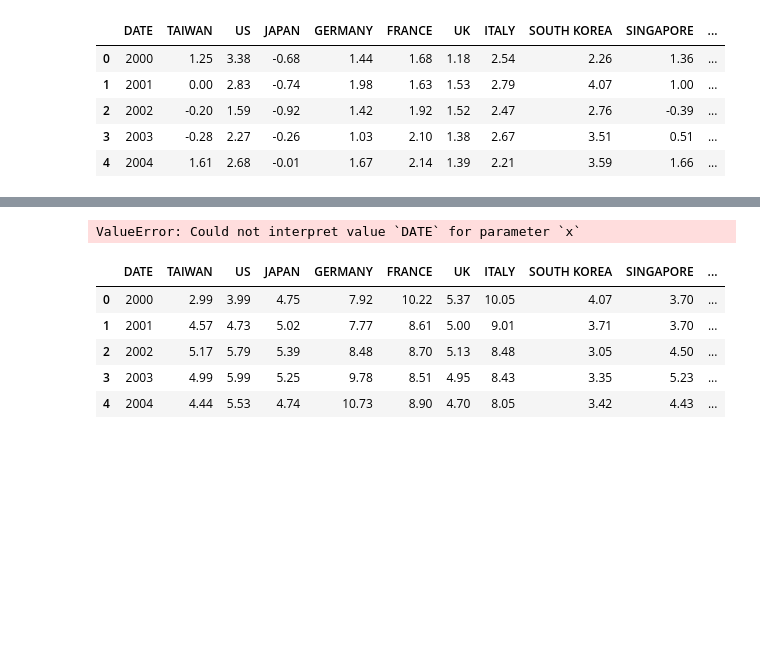
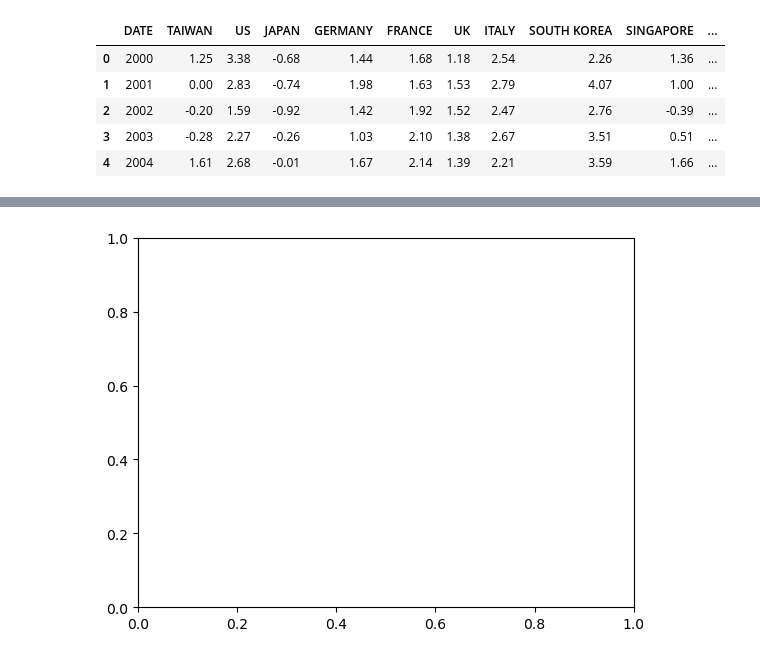
Before and after one commit to PollieChen/112-1-, a Jupyter notebook: HW2/HW2_.ipynb, the cells around one changed output, grey strips where cells are left out. Saved outputs shown, nothing was run; the diff lists cells and outputs as text; code cells hidden in the pictures; blank space fills up the shorter version.

```diff
--- a/HW2/HW2_.ipynb
+++ b/HW2/HW2_.ipynb
@@ -18,18 +37,11 @@ df.head()
 # %%
 trace = sns.scatterplot(
-    df = df,
-    x = 'DATE',
-    y = 'TAIWAN',color='red', marker='o', s=100 )
+    df = pd.DataFrame({
+    'x': [1, 2, 3, 4, 5],
+    'y': [2, 3, 5, 7, 11]
+    }))
+
+# 显示图表
+plt.show()
 # %% [output]
-ValueError: Could not interpret value `DATE` for parameter `x`
+[figure, added]
-# %%
-#讀取csv文件
-df = pd.read_csv('RU.csv')
-df.head()
-# %% [output]
-|  | DATE | TAIWAN | US | JAPAN | GERMANY | FRANCE | UK | ITALY | SOUTH KOREA | SINGAPORE | ... |
-| 0 | 2000 | 2.99 | 3.99 | 4.75 | 7.92 | 10.22 | 5.37 | 10.05 | 4.07 | 3.70 | ... |
-| 1 | 2001 | 4.57 | 4.73 | 5.02 | 7.77 | 8.61 | 5.00 | 9.01 | 3.71 | 3.70 | ... |
-| 2 | 2002 | 5.17 | 5.79 | 5.39 | 8.48 | 8.70 | 5.13 | 8.48 | 3.05 | 4.50 | ... |
-| 3 | 2003 | 4.99 | 5.99 | 5.25 | 9.78 | 8.51 | 4.95 | 8.43 | 3.35 | 5.23 | ... |
-| 4 | 2004 | 4.44 | 5.53 | 4.74 | 10.73 | 8.90 | 4.70 | 8.05 | 3.42 | 4.43 | ... |
```
Also changed, not shown: parts of 6 cells of this notebook.
